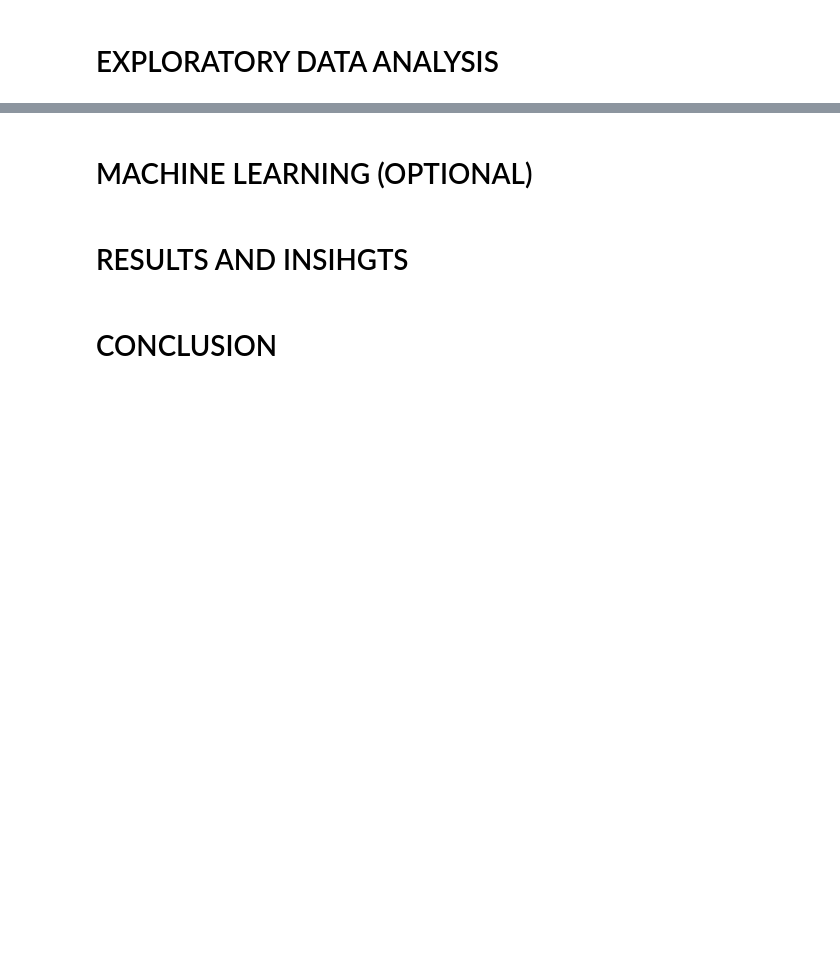
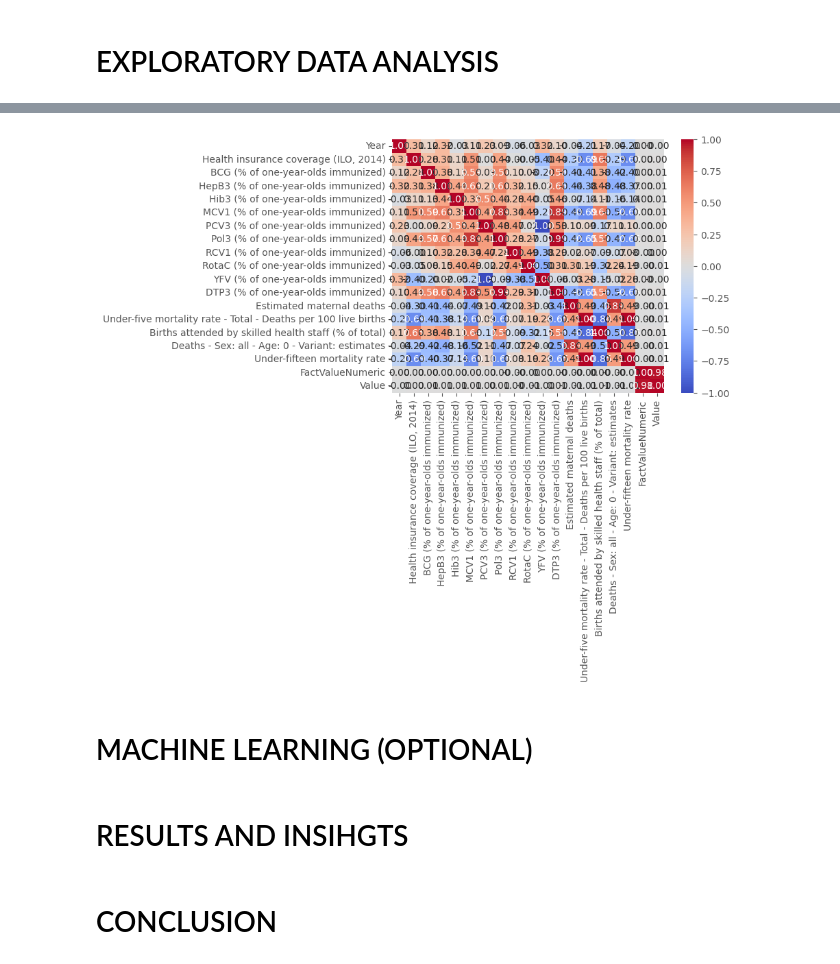
Before and after one commit to GeamXD/A-Case-Study-On-Child-And-Infant-Mortality, a Jupyter notebook: notebook.ipynb, the cells around one changed output, grey strips where cells are left out. Cells and saved outputs as stored; diff of their text form; code cells hidden in the pictures; blank space fills up the shorter version.

```diff
--- a/notebook.ipynb
+++ b/notebook.ipynb
@@ -662,3 +750,8 @@ mortality.duplicated().sum()
+# %%
+# Correlation Matrix
+sns.heatmap(mortality.select_dtypes('number').corr(), annot=True, cmap='coolwarm', fmt=".2f");
+# %% [output]
+[figure, added]
 # %% [markdown]
 # MACHINE LEARNING (OPTIONAL)
 # %% [markdown]
```
Also changed, not shown: parts of 14 cells of this notebook, 2 other files.
